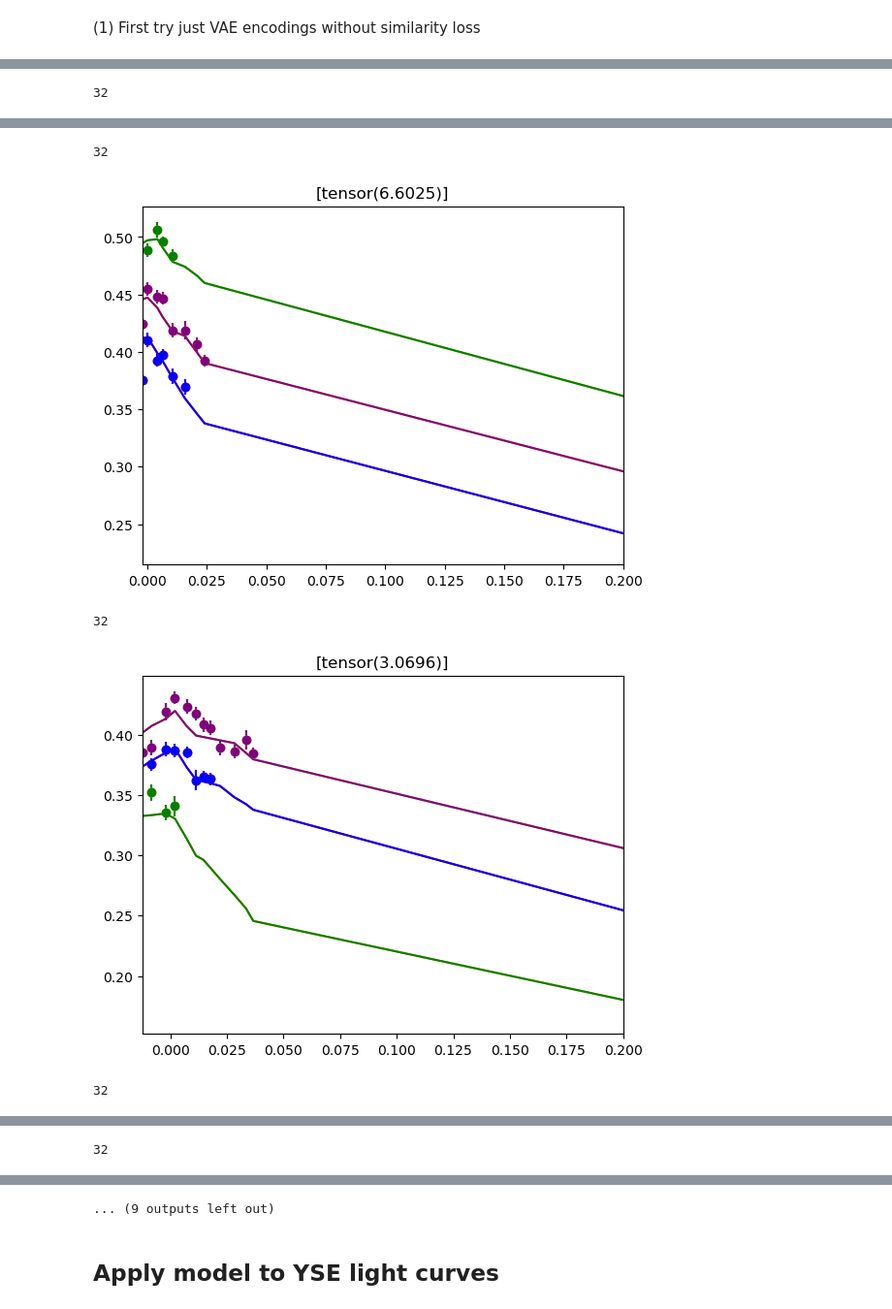
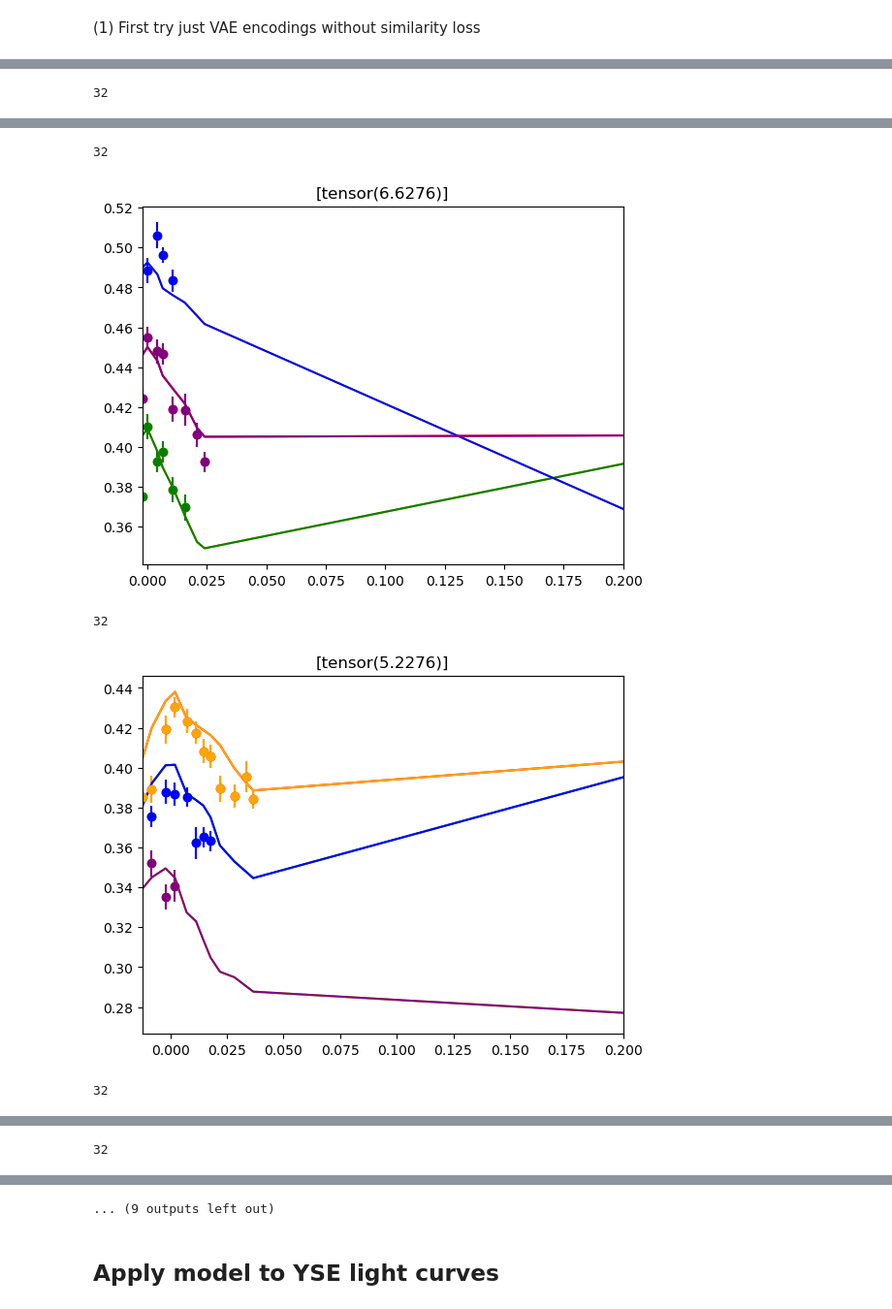
Before and after one commit to kdesoto-astro/survey-agnostic-sn-vae, a Jupyter notebook: data/intro_notebook.ipynb, the cells around one changed output, grey strips where cells are left out. Shown at 97% size. Cells and saved outputs as stored; diff of their text form; code cells hidden in the pictures.

```diff
--- a/data/intro_notebook.ipynb
+++ b/data/intro_notebook.ipynb
@@ -318,7 +320,7 @@ OUTDIR = 'superraenn'
 
 sequence, outseq, loss_mask, meta_dict = prep_input(LCFILE, save=True, outdir=OUTDIR)
 device = 'cpu'
-model_fn = os.path.join(OUTDIR, "contrastive_euclidean/model_3_100.pt")
+model_fn = os.path.join(OUTDIR, "contrastive_mahalonobis/model_2024-05-29_3_100.pt")
 model = torch.load(model_fn).to(device)
 model.device = device
 
@@ -383,5 +384,5 @@ plt.show()
 32
-[figure, old version]
+[figure, new version]
 32
-[figure, old version]
+[figure, new version]
 32
```
Also changed, not shown: parts of 6 cells of this notebook, 3 other files.
